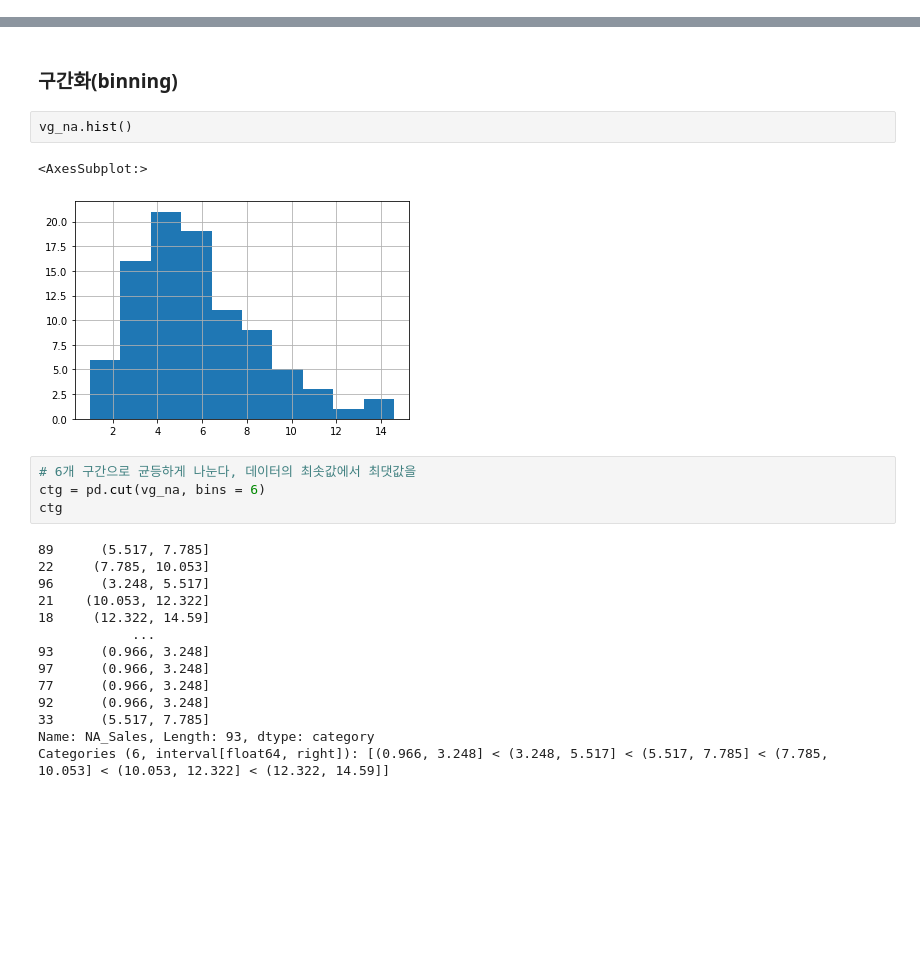
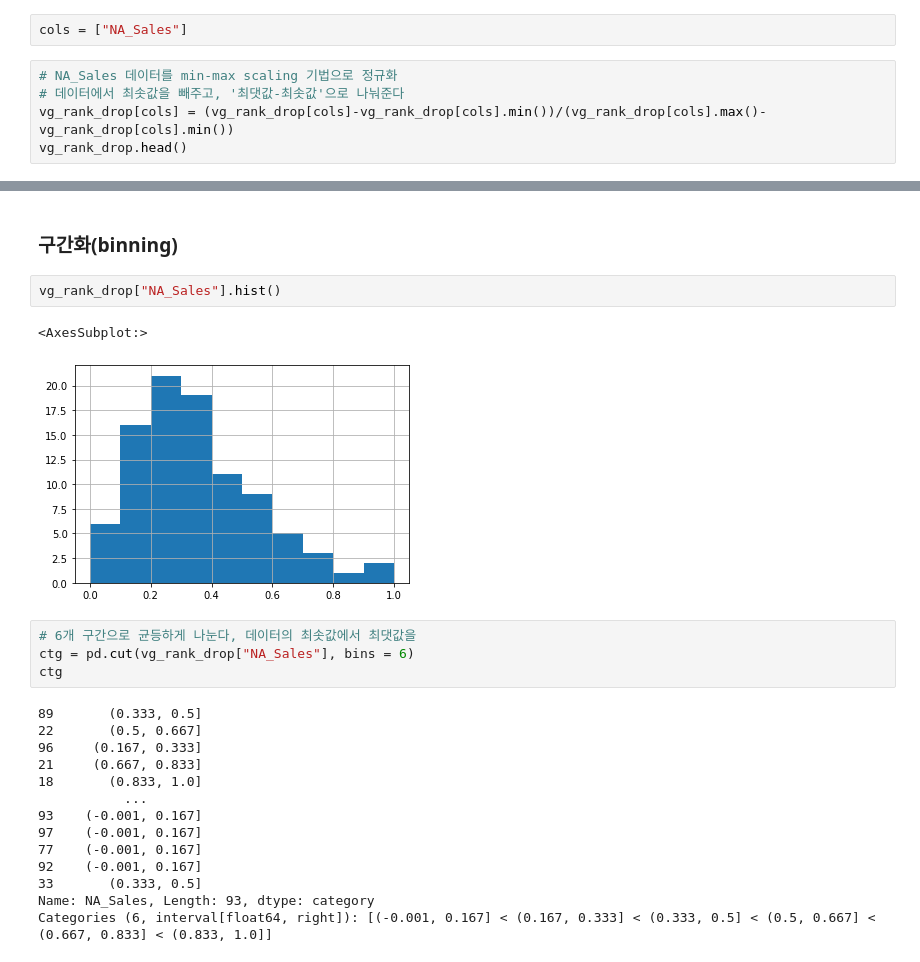
Before and after one commit to hanishereandnow/newpj, a Jupyter notebook: study/VgsalesChart.ipynb, the cells around one changed output, grey strips where cells are left out. Cells and saved outputs as stored; diff of their text form; blank space fills up the shorter version.

```diff
--- a/study/VgsalesChart.ipynb
+++ b/study/VgsalesChart.ipynb
@@ -286,0 +215,7 @@ Name: NA_Sales, dtype: float64
+# %%
+cols = ["NA_Sales"]
+# %%
+# NA_Sales 데이터를 min-max scaling 기법으로 정규화
+# 데이터에서 최솟값을 빼주고, '최댓값-최솟값'으로 나눠준다
+vg_rank_drop[cols] = (vg_rank_drop[cols]-vg_rank_drop[cols].min())/(vg_rank_drop[cols].max()-vg_rank_drop[cols].min())
+vg_rank_drop.head()
@@ -287,28 +243,28 @@ Name: NA_Sales, dtype: float64
 # %% [markdown]
 ### 구간화(binning)
-# %%
-vg_na.hist()
-# %% [output]
-<AxesSubplot:>
-[figure, removed]
+# %%
+vg_rank_drop["NA_Sales"].hist()
+# %% [output]
+<AxesSubplot:>
+[figure, added]
 # %%
 # 6개 구간으로 균등하게 나눈다, 데이터의 최솟값에서 최댓값을
-ctg = pd.cut(vg_na, bins = 6)
+ctg = pd.cut(vg_rank_drop["NA_Sales"], bins = 6)
 ctg
 # %% [output]
-89      (5.517, 7.785]
-22     (7.785, 10.053]
-96      (3.248, 5.517]
-21    (10.053, 12.322]
-18     (12.322, 14.59]
-            ...
-93      (0.966, 3.248]
-97      (0.966, 3.248]
-77      (0.966, 3.248]
-92      (0.966, 3.248]
-33      (5.517, 7.785]
+89       (0.333, 0.5]
+22       (0.5, 0.667]
+96     (0.167, 0.333]
+21     (0.667, 0.833]
+18       (0.833, 1.0]
+           ...
+93    (-0.001, 0.167]
+97    (-0.001, 0.167]
+77    (-0.001, 0.167]
+92    (-0.001, 0.167]
+33       (0.333, 0.5]
 Name: NA_Sales, Length: 93, dtype: category
-Categories (6, interval[float64, right]): [(0.966, 3.248] < (3.248, 5.517] < (5.517, 7.785] < (7.785, 10.053] < (10.053, 12.322] < (12.322, 14.59]]
+Categories (6, interval[float64, right]): [(-0.001, 0.167] < (0.167, 0.333] < (0.333, 0.5] < (0.5, 0.667] < (0.667, 0.833] < (0.833, 1.0]]
 # %%
 ctg.value_counts().sort_index()
 # %% [output]
```
Also changed, not shown: parts of 14 cells of this notebook, 1 other file.
